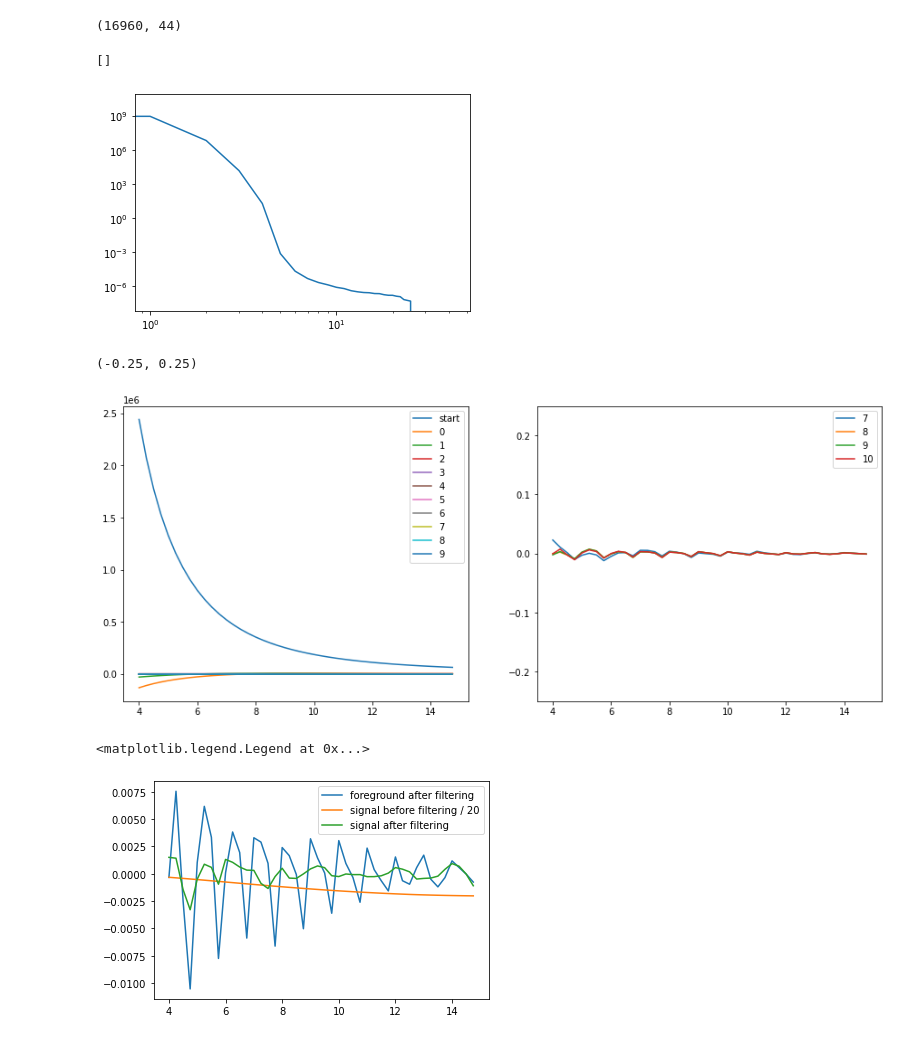
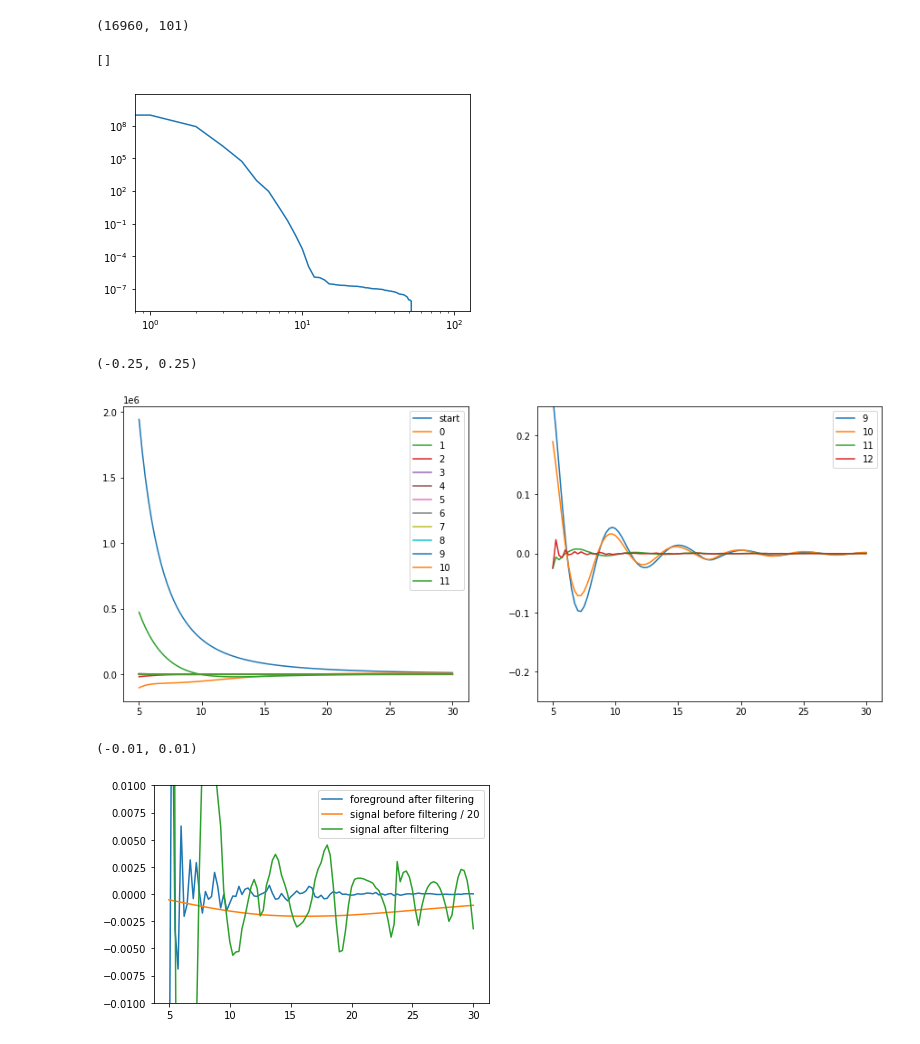
Before and after one commit to brent-page/lusee, a Jupyter notebook: waterfall_signal_search.ipynb, the cells around one changed output. Drawn from its saved outputs; the diff is of its cells as text; code cells hidden in the pictures.

```diff
--- a/waterfall_signal_search.ipynb
+++ b/waterfall_signal_search.ipynb
@@ -4,14 +4,19 @@ import matplotlib.pyplot as plt
 import scipy.ndimage
 import lusee_sky
 # %%
-wf=np.load('waterfalls/wfall_4.0_56.0_0.25_3.0_3.0.npz',allow_pickle=True)['wfall']
+wf=np.load('waterfalls/wfall_1.0_50.0_0.25_3.0_30.0.npz',allow_pickle=True)['wfall']
 ## for this, let's merge them. In other words, 11 nights worht of observations in one go
 wf=np.vstack(wf)
-freq = np.arange(4,56,0.25)
+freq = np.arange(1,50,0.25)
 assert(len(freq)==wf.shape[1])
 
-maxfreq=15
-freq = np.arange(4,maxfreq,0.25)
-wf = wf[:,:len(freq)]
+minfreq=1.
+maxfreq=30.
+
+i=int((minfreq-freq[0])/0.25)
+j=int((maxfreq-freq[0])/0.25)
+freq = freq[i:j+1]
+print(i,j)
+wf = wf[:,i:j+1]
 wf.shape
 gsignal = lusee_sky.get_signal(freq)
@@ -37,7 +52,7 @@ if cov_from_mean_subtracted:
 else:
     cov = np.array([np.outer(t,t) for t in wfw]).mean(axis=0)
 # %% [output]
-(16960, 44)
+(16960, 101)
 # %%
 eva,evec = np.linalg.eigh(cov)
 endx = np.argsort(eva)[::-1]
@@ -46,10 +61,10 @@ plt.plot(eva[endx])
 plt.loglog()
 # %% [output]
 []
-[figure, old version]
+[figure, new version]
 # %%
 tosub = wfw.copy()
-Nmax=10
+Nmax=12
 fig, (ax1, ax2) = plt.subplots(1, 2,figsize=(15,6))
 ax1.plot(freq,tosub.mean(axis=0)/we,label='start')
 for ii,ndx in enumerate(endx[:Nmax]):
@@ -67,20 +82,20 @@ ax2.legend()
 ax2.set_ylim(-0.25,0.25)
 # %% [output]
 (-0.25, 0.25)
-[figure, old version]
+[figure, new version]
 # %%
 gsigwe = gsignal*we
 plt.plot(freq,weare/we,label='foreground after filtering')
 plt.plot(freq,gsigwe/we/20, label='signal before filtering / 20')
 for ii,ndx in enumerate(endx[:Nmax]):
     vec = evec[:,ndx]
     norm = np.dot(vec,vec)
     wex = np.dot(gsigwe,vec)/norm
     gsigwe -= wex*vec
 
-plt.plot(freq,gsigwe/we, label='signal after filtering')
+plt.plot(freq,gsigwe/we*100, label='signal after filtering')
 plt.legend()
-#plt.ylim(-0.01,0.01)
+plt.ylim(-0.01,0.01)
 # %% [output]
-<matplotlib.legend.Legend at 0x...>
+(-0.01, 0.01)
-[figure, old version]
+[figure, new version]
```
Also changed, not shown: parts of 4 cells of this notebook, 3 other files.
